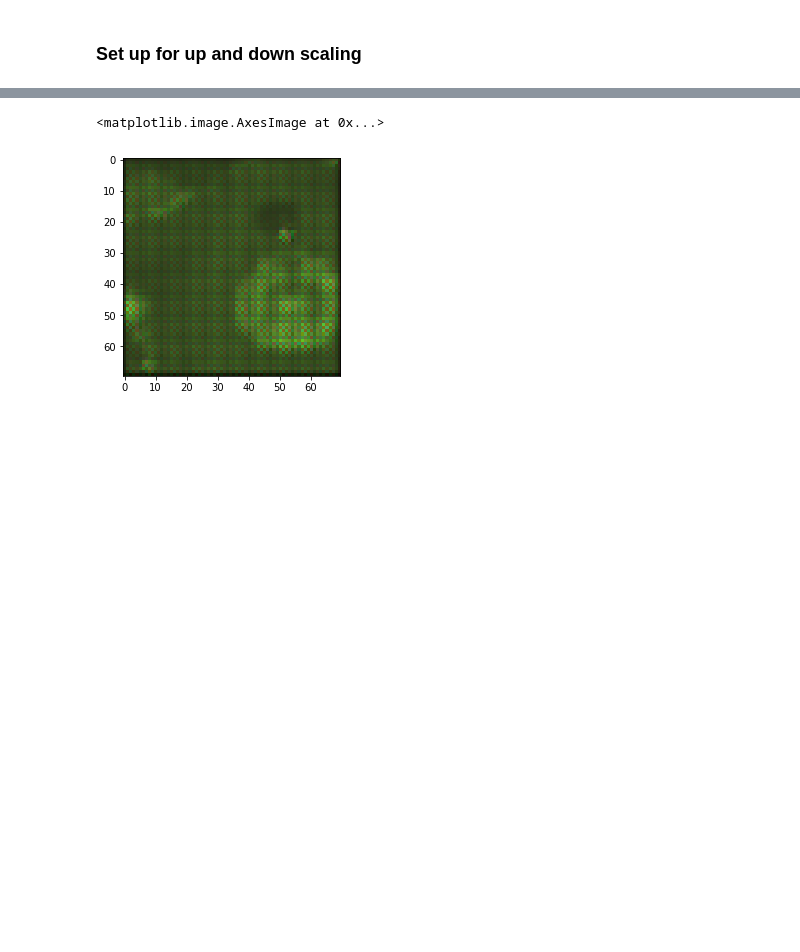
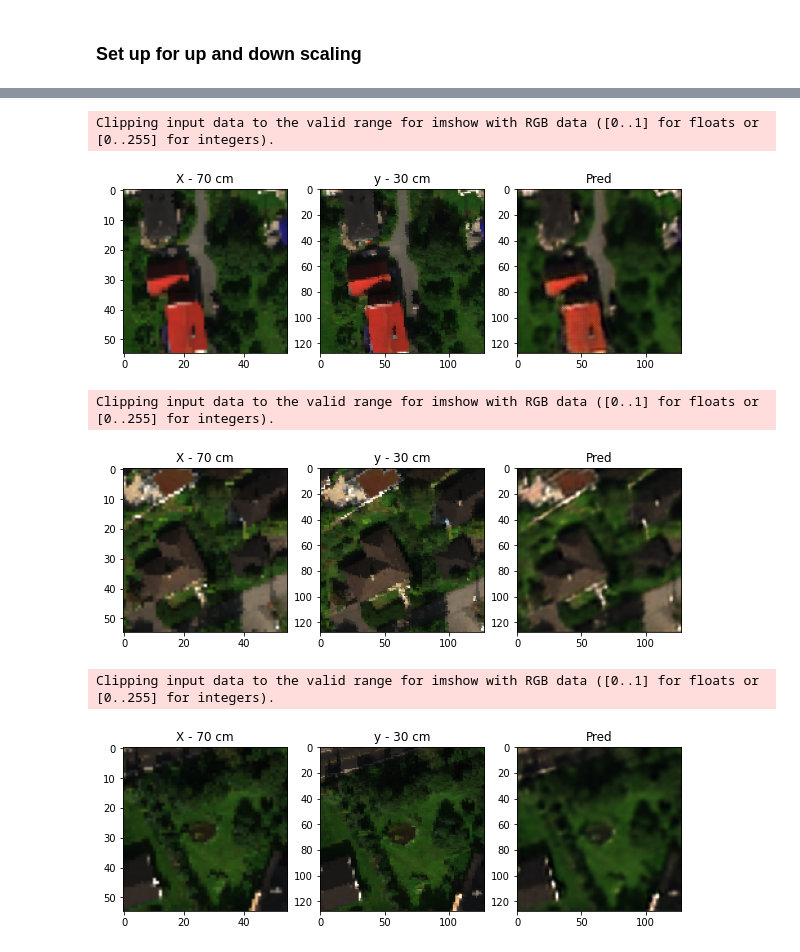
Before and after one commit to stianteien/M_DV_V2022, a Jupyter notebook: sharpen/Sharpen with bilinear.ipynb, the cells around one changed output, grey strips where cells are left out. Saved outputs shown, nothing was run; the diff lists cells and outputs as text; code cells hidden in the pictures; blank space fills up the shorter version.

Commit message:
Sharpen rgb with bilinear and unet

```diff
--- a/sharpen/Sharpen with bilinear.ipynb
+++ b/sharpen/Sharpen with bilinear.ipynb
@@ -57,11 +128,14 @@ def rationalConvTransposed(x, filters=16, kernel_size=(3,3), padding="same", sta
 # %%
 
-input_img = Input(shape=(30,30,3))
+input_img = Input(shape=(55,55,3))
+
 x = rationalConvTransposed(input_img, end=7, start=3)
-x = Conv2D(8, kernel_size=3, padding="same", activation='relu')(x)
-x = Conv2D(3, kernel_size=3, padding="same", activation='relu')(x)
+x = get_unet(input_img=x, n_classes=1)
+
+
+x = Conv2D(3, kernel_size=3, padding="same", activation='linear')(x)
 
 model = Model(inputs = [input_img], outputs = [x])
 model.compile(optimizer='adam',
               loss='mse')
-model.summary()
+#model.summary()
@@ -87,3 +144,13 @@ _________________________________________________________________
 # %%
-X = np.load("X_data.npy")
-y = np.load("y_data.npy")
+X = np.load("sharpen/X_data.npy")
+y = np.load("sharpen/y_data.npy")
+
+X = X[:,:,:,:]
+y = y[:,:,:,:]
+# %%
+indx = np.random.randint(0,high=X.shape[0],size=3)
+for i in range(3):
+  fig, (ax1, ax2) = plt.subplots(nrows=1, ncols=2)
+  ax1.imshow(X[indx[i]]); ax1.set_title("X - 70 cm")
+  ax2.imshow(y[indx[i]]); ax2.set_title("y - 30 cm")
+  plt.show()
@@ -94,3 +165,5 @@ y.shape
 # %%
-h = model.fit(X,y,epochs=10)
+h = model.fit(X,y,
+              batch_size=10,
+              epochs=550)
 # %% [output]
@@ -117,5 +192,16 @@ Epoch 10/10
 # %%
-plt.imshow(model.predict(X[0:1])[0])
+indx = np.random.randint(0,high=X.shape[0],size=3)
+for i in range(3):
+  fig, (ax1, ax2, ax3) = plt.subplots(nrows=1, ncols=3, figsize=(10,10))
+  pred = model.predict(X[indx[i]:indx[i]+1])[0]
+  ax1.imshow(X[indx[i]]); ax1.set_title("X - 70 cm")
+  ax2.imshow(y[indx[i]]); ax2.set_title("y - 30 cm")
+  ax3.imshow(pred[:,:,:]); ax3.set_title("Pred")
+  plt.show()
 # %% [output]
-<matplotlib.image.AxesImage at 0x...>
+Clipping input data to the valid range for imshow with RGB data ([0..1] for floats or [0..255] for integers).
-[figure, old version]
+[figure, new version]
+Clipping input data to the valid range for imshow with RGB data ([0..1] for floats or [0..255] for integers).
+[figure, added]
+Clipping input data to the valid range for imshow with RGB data ([0..1] for floats or [0..255] for integers).
+[figure, added]
```
Also changed, not shown: parts of 8 cells of this notebook.
